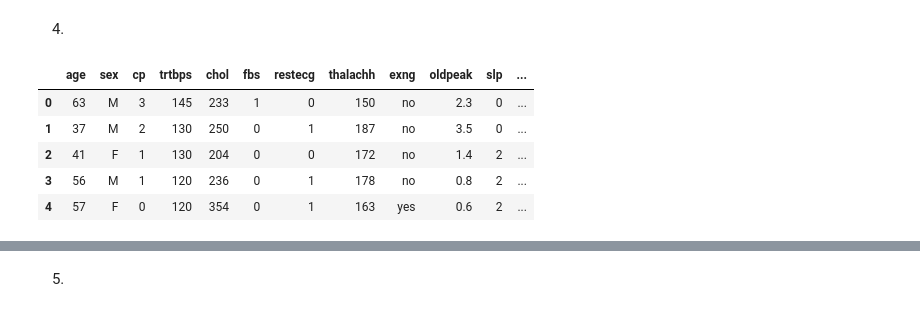
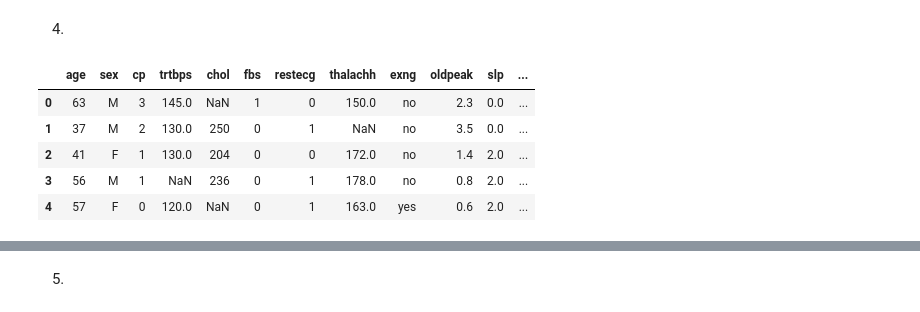
Before and after one commit to Nelguibson/brief, a Jupyter notebook: cardiaque.ipynb, the cells around one changed output, grey strips where cells are left out. Drawn from its saved outputs; the diff is of its cells as text; code cells hidden in the pictures.

```diff
--- a/cardiaque.ipynb
+++ b/cardiaque.ipynb
@@ -49,12 +48,12 @@ il n'y pas de valeurs manquantes
 # %% [markdown]
 4)
 # %%
-data_1= pd.read_csv('cardiaque_modifie.csv') # à faire
-data.head()
+data_1= pd.read_csv('cardiaque_modifie.csv')
+data_1.head()
 # %% [output]
 |  | age | sex | cp | trtbps | chol | fbs | restecg | thalachh | exng | oldpeak | slp | ... |
-| 0 | 63 | M | 3 | 145 | 233 | 1 | 0 | 150 | no | 2.3 | 0 | ... |
-| 1 | 37 | M | 2 | 130 | 250 | 0 | 1 | 187 | no | 3.5 | 0 | ... |
-| 2 | 41 | F | 1 | 130 | 204 | 0 | 0 | 172 | no | 1.4 | 2 | ... |
-| 3 | 56 | M | 1 | 120 | 236 | 0 | 1 | 178 | no | 0.8 | 2 | ... |
-| 4 | 57 | F | 0 | 120 | 354 | 0 | 1 | 163 | yes | 0.6 | 2 | ... |
+| 0 | 63 | M | 3 | 145.0 | NaN | 1 | 0 | 150.0 | no | 2.3 | 0.0 | ... |
+| 1 | 37 | M | 2 | 130.0 | 250 | 0 | 1 | NaN | no | 3.5 | 0.0 | ... |
+| 2 | 41 | F | 1 | 130.0 | 204 | 0 | 0 | 172.0 | no | 1.4 | 2.0 | ... |
+| 3 | 56 | M | 1 | NaN | 236 | 0 | 1 | 178.0 | no | 0.8 | 2.0 | ... |
+| 4 | 57 | F | 0 | 120.0 | NaN | 0 | 1 | 163.0 | yes | 0.6 | 2.0 | ... |
```
Also changed, not shown: parts of 65 cells of this notebook, 1 other file.
